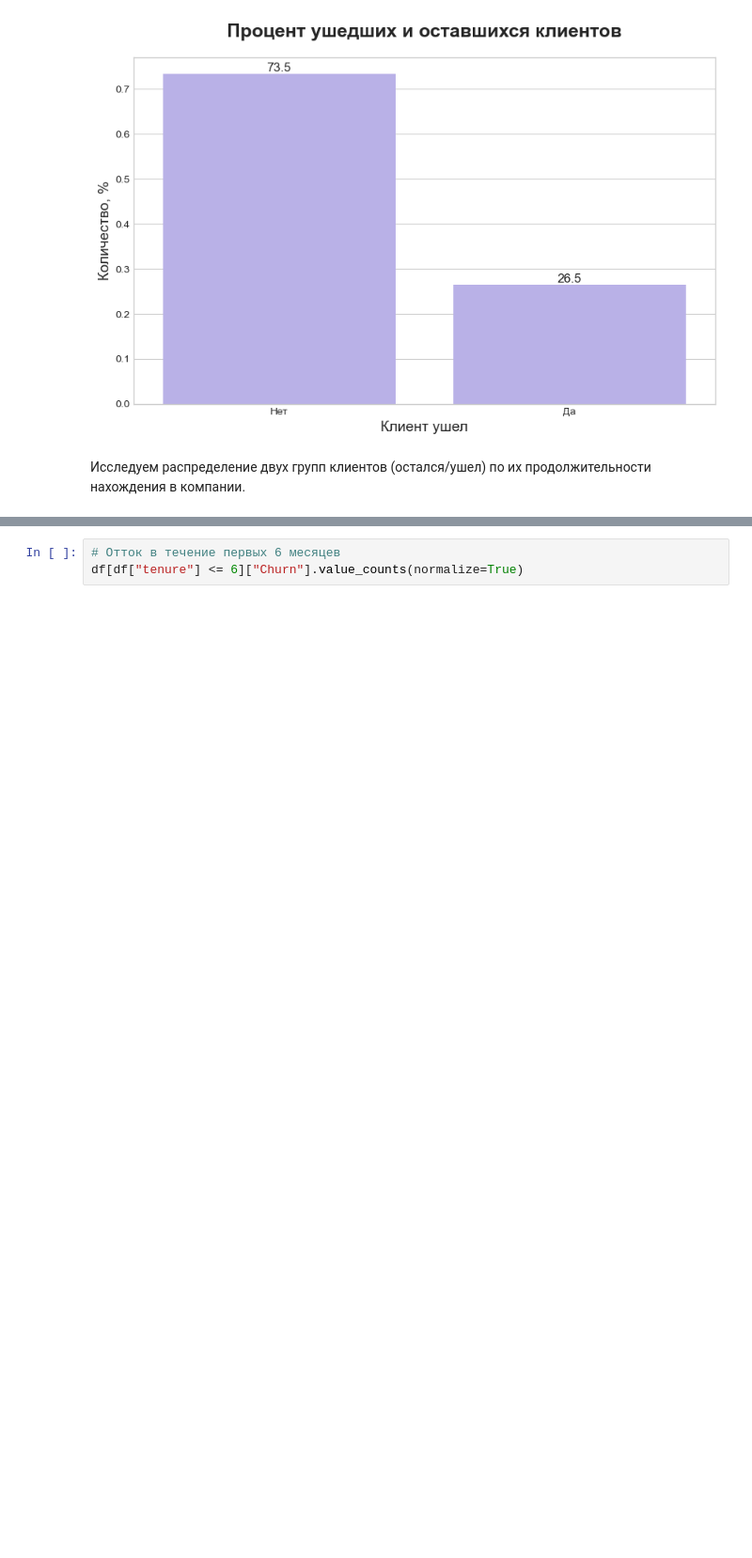
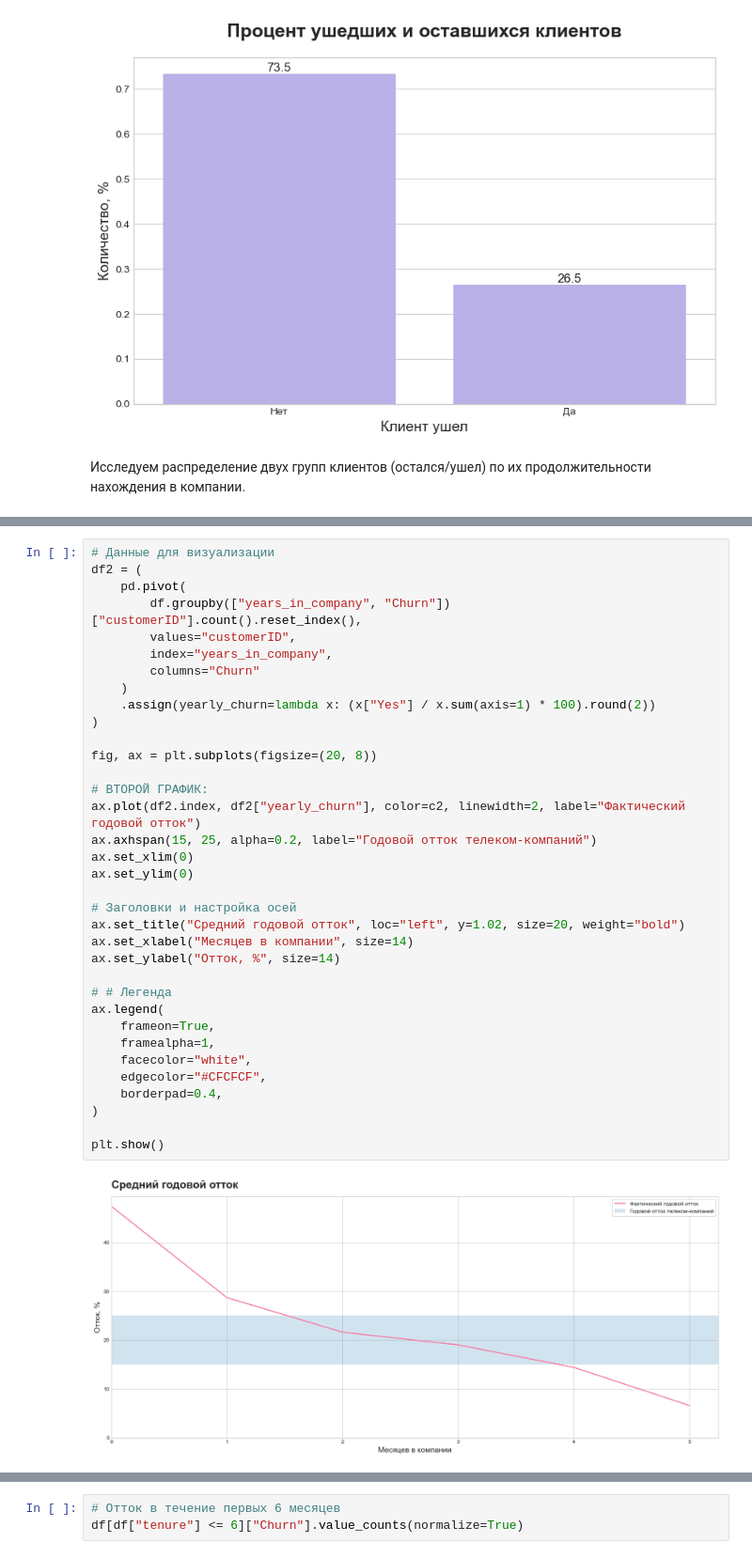
Before and after one commit to teensdrafts/telco_churn_analysis, a Jupyter notebook: churn_analysis.ipynb, the cells around one changed output, grey strips where cells are left out. Shown: that part at 94% size. Drawn from its saved outputs; the diff is of its cells as text; blank space fills up the shorter version.

```diff
--- a/churn_analysis.ipynb
+++ b/churn_analysis.ipynb
@@ -73 +131,38 @@ plt.show()
+# %%
+# Данные для визуализации
+df2 = (
+    pd.pivot(
+        df.groupby(["years_in_company", "Churn"])["customerID"].count().reset_index(),
+        values="customerID",
+        index="years_in_company",
+        columns="Churn"
+    )
+    .assign(yearly_churn=lambda x: (x["Yes"] / x.sum(axis=1) * 100).round(2))
+)
+
+fig, ax = plt.subplots(figsize=(20, 8))
+
+# ВТОРОЙ ГРАФИК:
+ax.plot(df2.index, df2["yearly_churn"], color=c2, linewidth=2, label="Фактический годовой отток")
+ax.axhspan(15, 25, alpha=0.2, label="Годовой отток телеком-компаний")
+ax.set_xlim(0)
+ax.set_ylim(0)
+
+# Заголовки и настройка осей
+ax.set_title("Средний годовой отток", loc="left", y=1.02, size=20, weight="bold")
+ax.set_xlabel("Месяцев в компании", size=14)
+ax.set_ylabel("Отток, %", size=14)
+
+# # Легенда
+ax.legend(
+    frameon=True,
+    framealpha=1,
+    facecolor="white",
+    edgecolor="#CFCFCF",
+    borderpad=0.4,
+)
+
+plt.show()
+# %% [output]
+[figure, added]
 # %%
```
Also changed, not shown: parts of 6 cells of this notebook, 1 other file.
